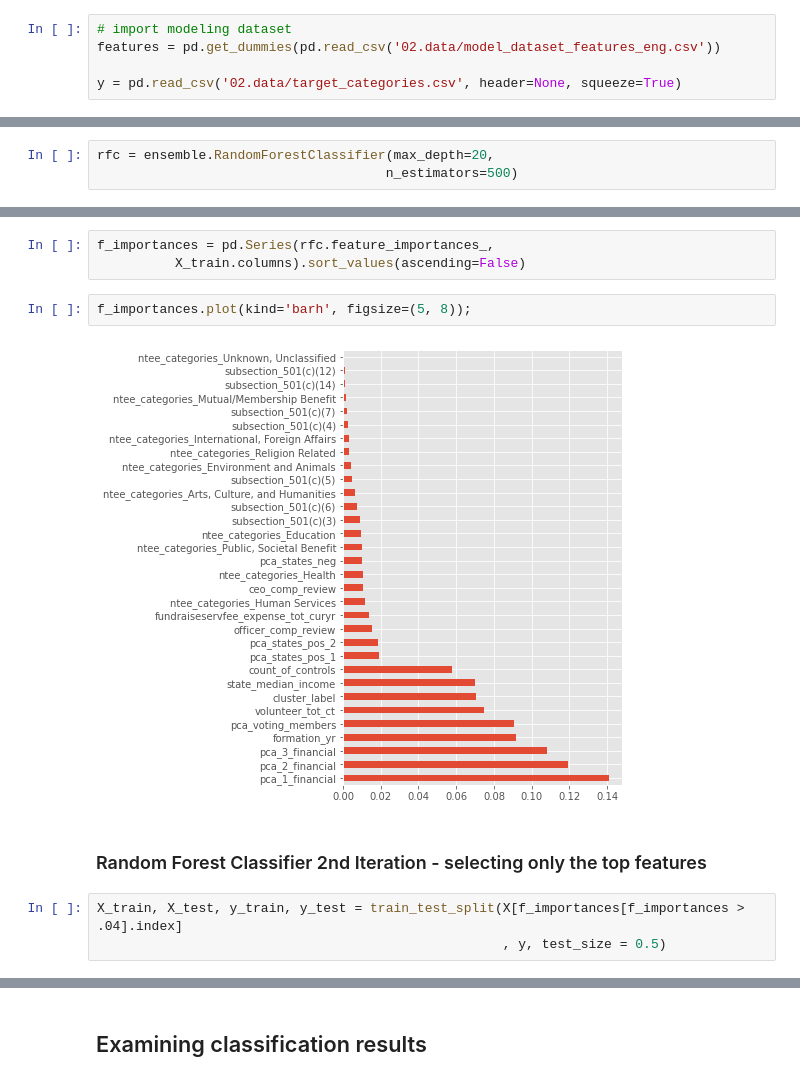
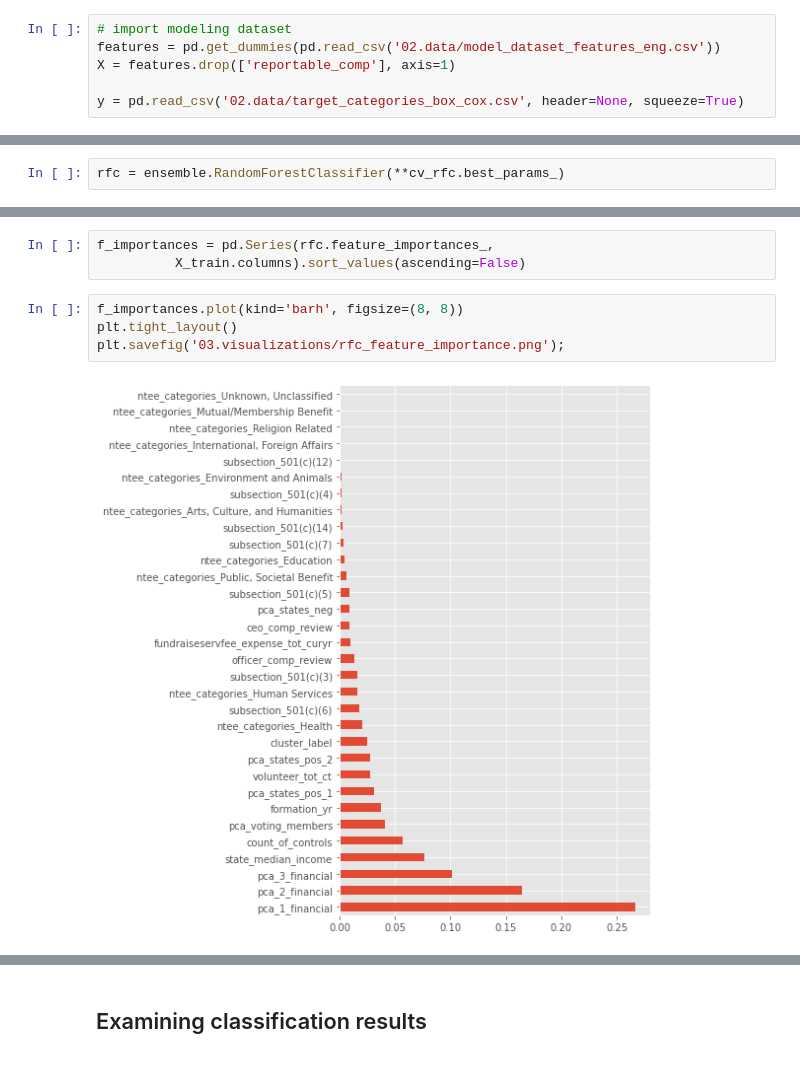
Before and after one commit to mrkjhsn/Not_for_Profit_Compensation_Modeling, a Jupyter notebook: 08.modeling_rfc.ipynb, the cells around one changed output, grey strips where cells are left out. Saved outputs shown, nothing was run; the diff lists cells and outputs as text.

```diff
--- a/08.modeling_rfc.ipynb
+++ b/08.modeling_rfc.ipynb
@@ -39,5 +40,6 @@ from numpy import interp
 # %%
 # import modeling dataset
 features = pd.get_dummies(pd.read_csv('02.data/model_dataset_features_eng.csv'))
+X = features.drop(['reportable_comp'], axis=1)
 
-y = pd.read_csv('02.data/target_categories.csv', header=None, squeeze=True)
+y = pd.read_csv('02.data/target_categories_box_cox.csv', header=None, squeeze=True)
@@ -81,3 +106,2 @@ cv_rfc.best_params_
 # %%
-rfc = ensemble.RandomForestClassifier(max_depth=20,
-                                     n_estimators=500)
+rfc = ensemble.RandomForestClassifier(**cv_rfc.best_params_)
@@ -143,11 +176,8 @@ plt.title('True Positive & False Positive Rates');
 f_importances = pd.Series(rfc.feature_importances_,
           X_train.columns).sort_values(ascending=False)
 # %%
-f_importances.plot(kind='barh', figsize=(5, 8));
+f_importances.plot(kind='barh', figsize=(8, 8))
+plt.tight_layout()
+plt.savefig('03.visualizations/rfc_feature_importance.png');
 # %% [output]
-[figure, old version]
+[figure, new version]
-# %% [markdown]
-### Random Forest Classifier 2nd Iteration - selecting only the top features
-# %%
-X_train, X_test, y_train, y_test = train_test_split(X[f_importances[f_importances > .04].index]
-                                                    , y, test_size = 0.5)
```
Also changed, not shown: parts of 51 cells of this notebook.
